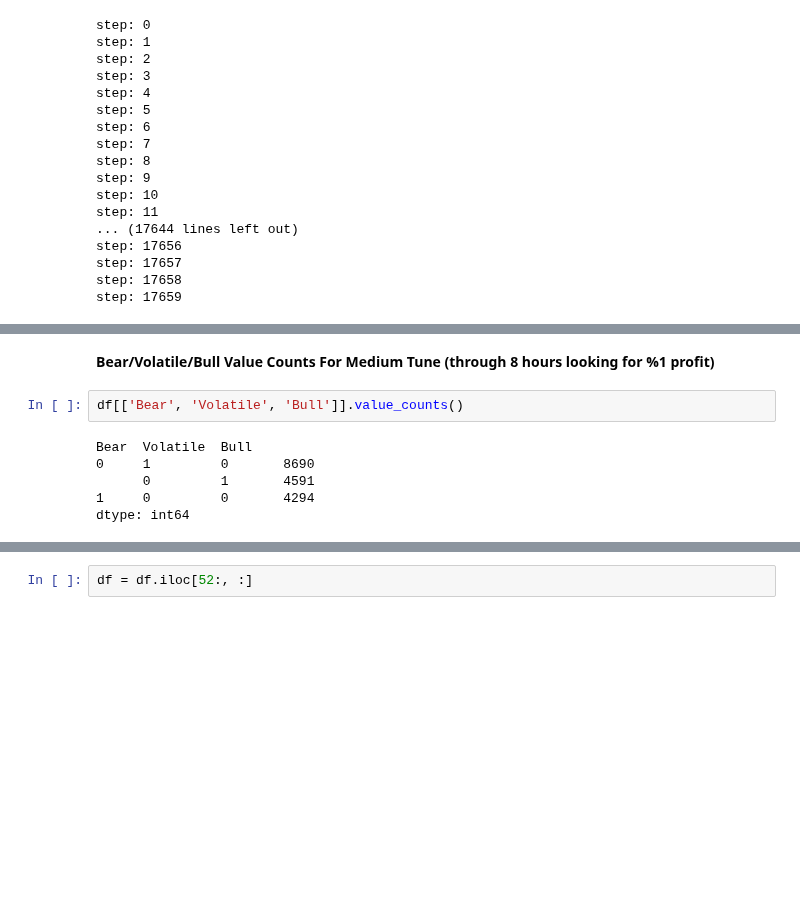
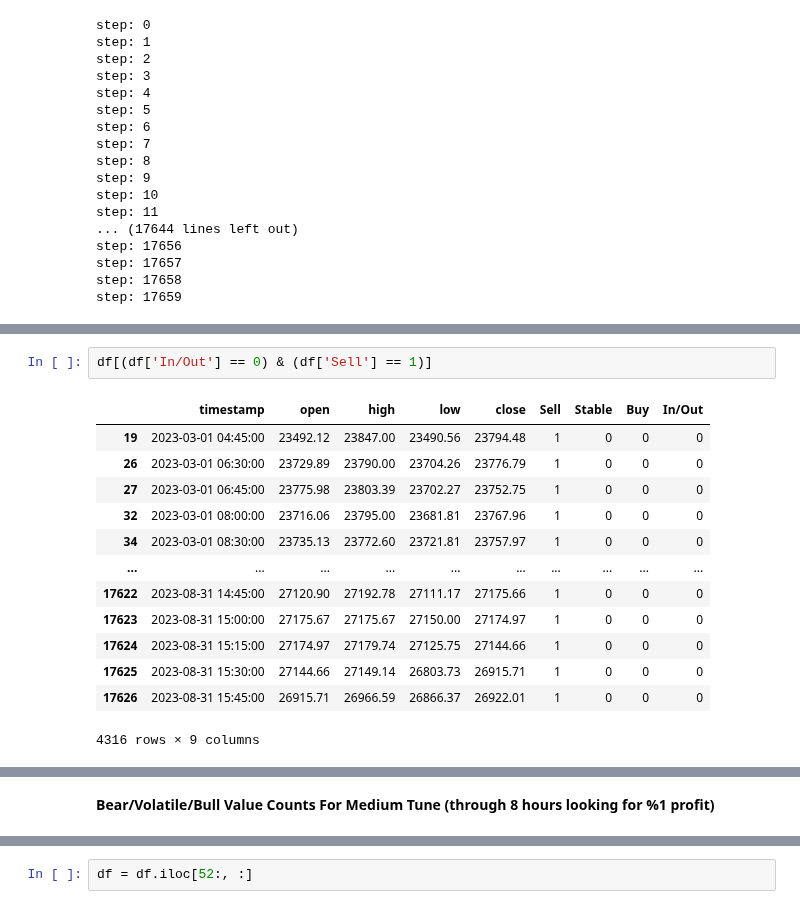
Before and after one commit to anilergan/AISMTB, a Jupyter notebook: binance_api_main.ipynb, the cells around one changed output, grey strips where cells are left out. Saved outputs shown, nothing was run; the diff lists cells and outputs as text; blank space fills up the shorter version.

```diff
--- a/binance_api_main.ipynb
+++ b/binance_api_main.ipynb
@@ -300,2 +338,18 @@ df = df[~((df['Bear'] == 0) & (df['Volatile'] == 0) & (df['Bull'] == 0))]
+# %%
+df[(df['In/Out'] == 0) & (df['Sell'] == 1)]
+# %% [output]
+|  | timestamp | open | high | low | close | Sell | Stable | Buy | In/Out |
+| 19 | 2023-03-01 04:45:00 | 23492.12 | 23847.00 | 23490.56 | 23794.48 | 1 | 0 | 0 | 0 |
+| 26 | 2023-03-01 06:30:00 | 23729.89 | 23790.00 | 23704.26 | 23776.79 | 1 | 0 | 0 | 0 |
+| 27 | 2023-03-01 06:45:00 | 23775.98 | 23803.39 | 23702.27 | 23752.75 | 1 | 0 | 0 | 0 |
+| 32 | 2023-03-01 08:00:00 | 23716.06 | 23795.00 | 23681.81 | 23767.96 | 1 | 0 | 0 | 0 |
+| 34 | 2023-03-01 08:30:00 | 23735.13 | 23772.60 | 23721.81 | 23757.97 | 1 | 0 | 0 | 0 |
+| ... | ... | ... | ... | ... | ... | ... | ... | ... | ... |
+| 17622 | 2023-08-31 14:45:00 | 27120.90 | 27192.78 | 27111.17 | 27175.66 | 1 | 0 | 0 | 0 |
+| 17623 | 2023-08-31 15:00:00 | 27175.67 | 27175.67 | 27150.00 | 27174.97 | 1 | 0 | 0 | 0 |
+| 17624 | 2023-08-31 15:15:00 | 27174.97 | 27179.74 | 27125.75 | 27144.66 | 1 | 0 | 0 | 0 |
+| 17625 | 2023-08-31 15:30:00 | 27144.66 | 27149.14 | 26803.73 | 26915.71 | 1 | 0 | 0 | 0 |
+| 17626 | 2023-08-31 15:45:00 | 26915.71 | 26966.59 | 26866.37 | 26922.01 | 1 | 0 | 0 | 0 |
+4316 rows × 9 columns
 # %% [markdown]
 **Bear/Volatile/Bull Value Counts For Fine Tune (through 3 hours looking for %0.5 profit):**
@@ -302,11 +357,3 @@ df = df[~((df['Bear'] == 0) & (df['Volatile'] == 0) & (df['Bull'] == 0))]
 ![Alt text](image-1.png)
 # %% [markdown]
 **Bear/Volatile/Bull Value Counts For Medium Tune (through 8 hours looking for %1 profit)**
-# %%
-df[['Bear', 'Volatile', 'Bull']].value_counts()
-# %% [output]
-Bear  Volatile  Bull
-0     1         0       8690
-      0         1       4591
-1     0         0       4294
-dtype: int64
```
Also changed, not shown: parts of 8 cells of this notebook, 2 other files.
